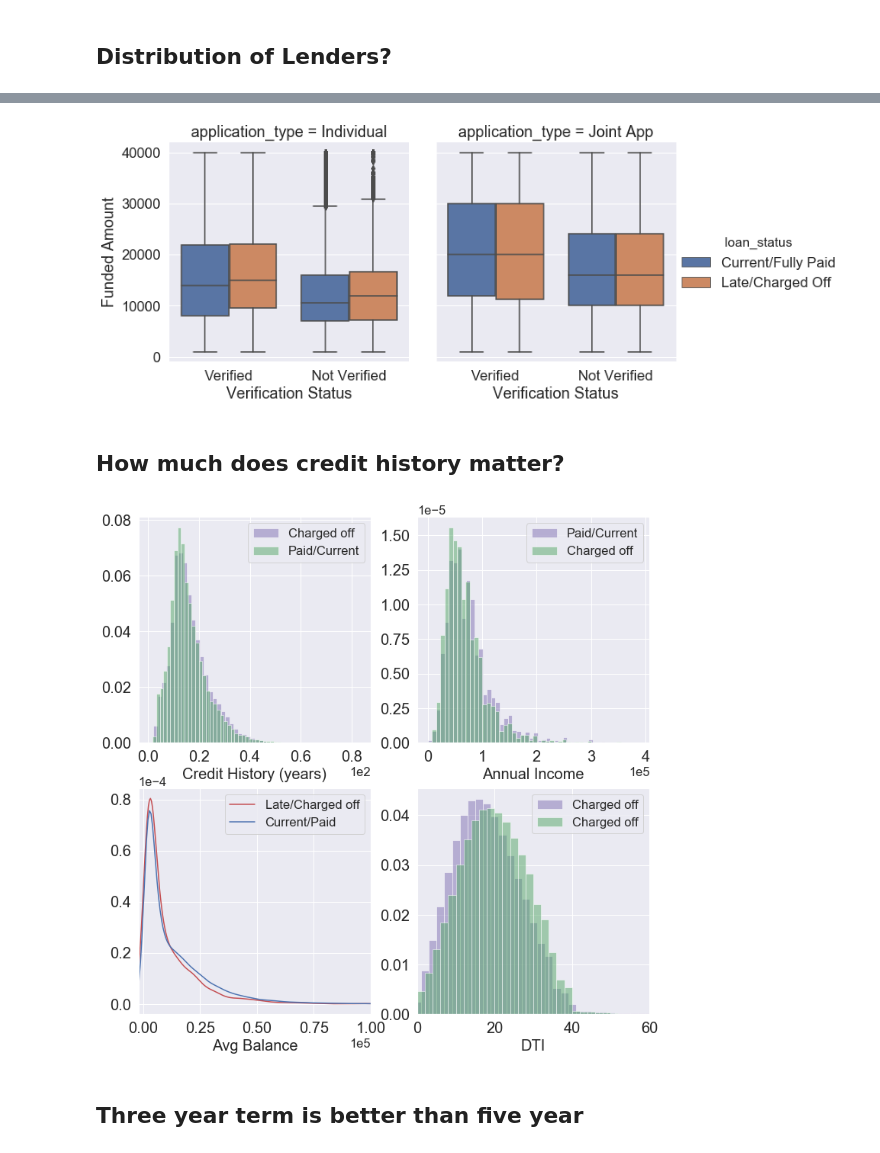
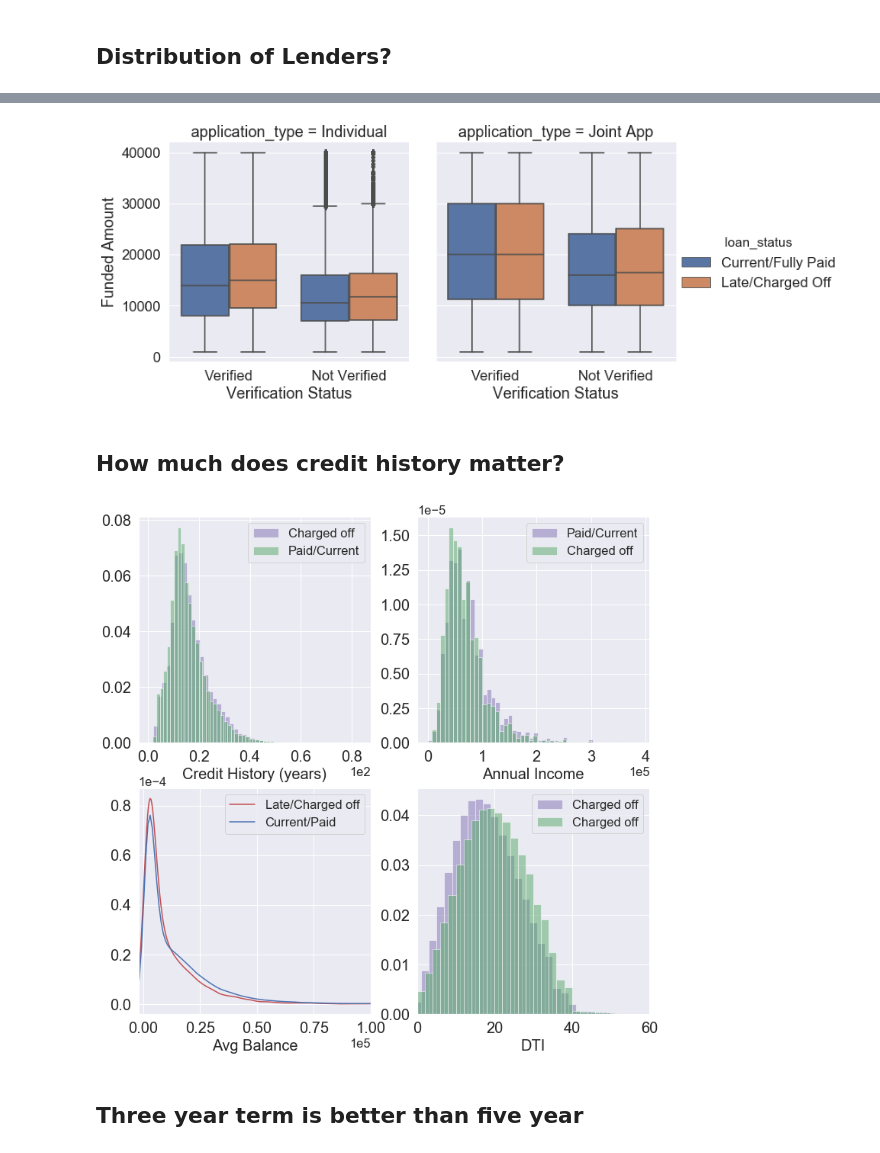
Before and after one commit to lekhnath12/CAPSTONE_II, a Jupyter notebook: Capstone_II_EDA.ipynb, the cells around one changed output, grey strips where cells are left out. Drawn from its saved outputs; the diff is of its cells as text; code cells hidden in the pictures.

```diff
--- a/Capstone_II_EDA.ipynb
+++ b/Capstone_II_EDA.ipynb
@@ -229,7 +231,7 @@ for i in range(2):
 ## Distribution of Lenders?
 # %%
 %%time
-df_sample = df.sample(n = 800000)
+df_sample = df.sample(n = 1000000)
 
 sns.set(font_scale= 1.5)
 g = sns.catplot(data = df_sample, x = 'verification_status', kind = 'box',
@@ -238,4 +240,7 @@ g = sns.catplot(data = df_sample, x = 'verification_status', kind = 'box',
 g.set_axis_labels("Verification Status", "Funded Amount")
 
 plt.xlabel('Verification Status')
+
+del g
+del df_sample
 # %% [output]
@@ -243,4 +248,4 @@ Wall time: 1min 49s
-[figure, old version]
+[figure, new version]
 # %% [markdown]
 ## How much does credit history matter?
 # %%
@@ -278,12 +283,12 @@ S2.tick_params(labelsize=20)
 #subplot III
 
 
-dfs = df.sample(n = 80000)
+df_sample = df.sample(n = 100000)
 
-df1 = dfs[dfs.loan_status != 'Current/Fully Paid']
+df1 = df_sample[df_sample.loan_status != 'Current/Fully Paid']
 ax = df1.avg_cur_bal.plot.kde(color = 'r', ax = axes[1,0], label = 'Late/Charged off')
 
-df2 = dfs[dfs.loan_status == 'Current/Fully Paid']
+df2 = df_sample[df_sample.loan_status == 'Current/Fully Paid']
 df2.avg_cur_bal.plot.kde(color = 'b', ax = ax, label = 'Current/Paid')
 ax.set_xlim(-2e3, 1e5)
 
@@ -305,8 +310,12 @@ axes[1,1].legend(loc = 'best')
 
 plt.subplots_adjust(hspace = 0.2, wspace = 0.2)
 plt.show()
+
+del df_sample
+del df_sample1
+del df_sample2
 # %% [output]
-[figure, old version]
+[figure, new version]
 # %% [markdown]
 ## Three year term is better than five year
 # %%
```
Also changed, not shown: parts of 8 cells of this notebook.
